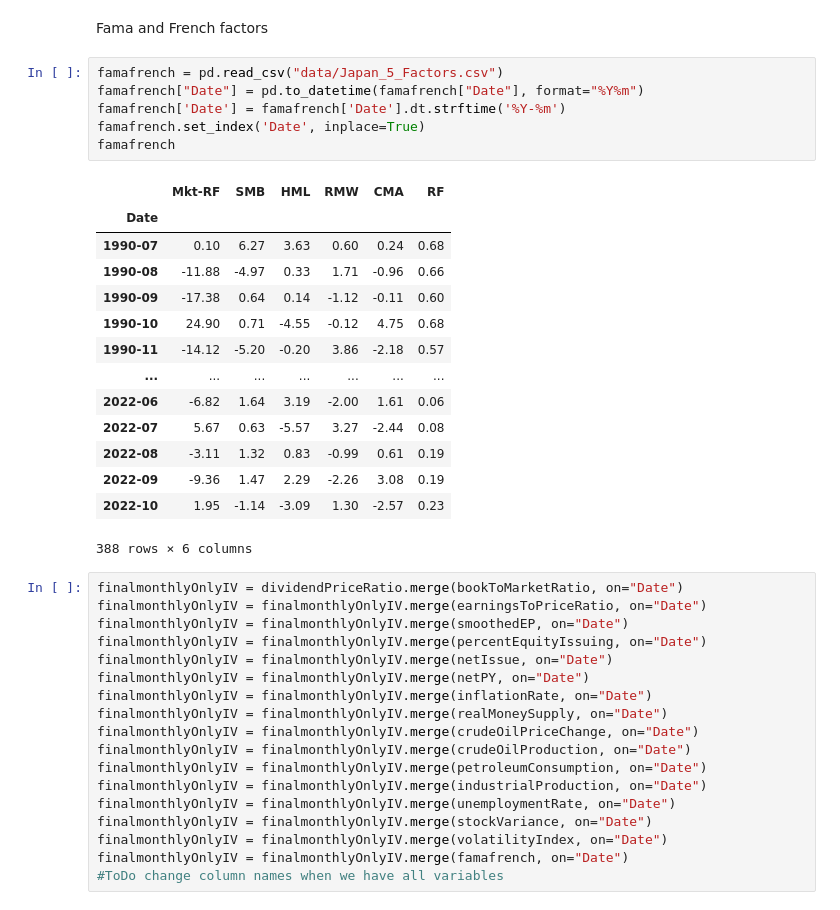
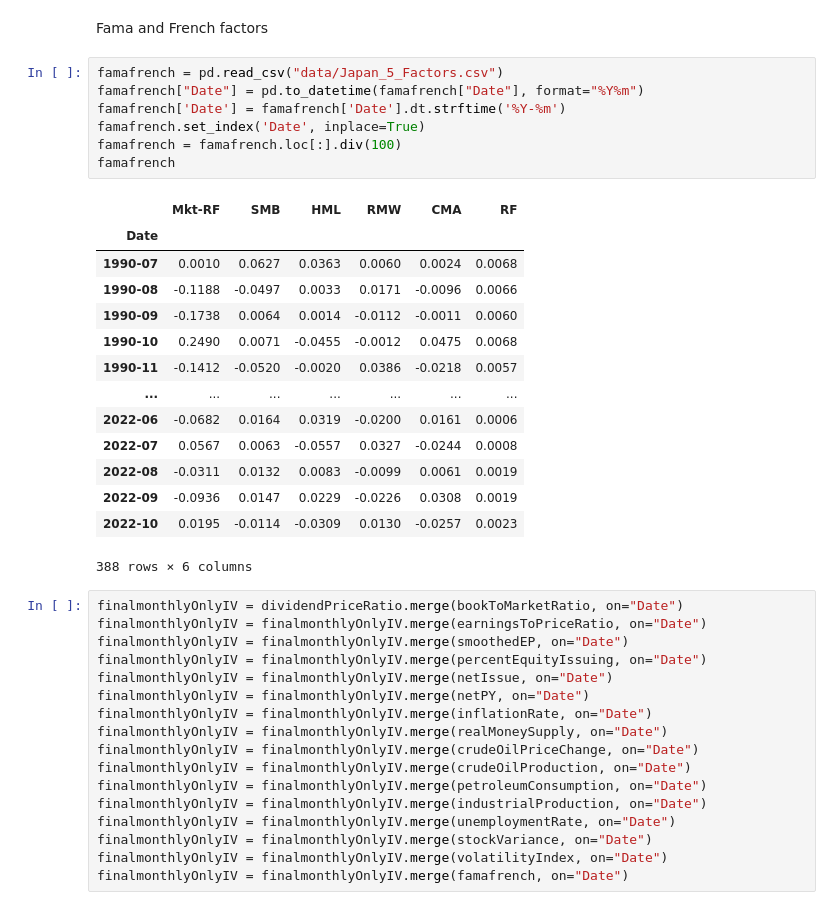
Before and after one commit to jessekeranen/seminar, a Jupyter notebook: jupyter.ipynb, the cells around one changed output. Drawn from its saved outputs; the diff is of its cells as text.

Commit message:
Col names

```diff
--- a/jupyter.ipynb
+++ b/jupyter.ipynb
@@ -360,23 +414,24 @@ Fama and French factors
 # %%
 famafrench = pd.read_csv("data/Japan_5_Factors.csv")
 famafrench["Date"] = pd.to_datetime(famafrench["Date"], format="%Y%m")
 famafrench['Date'] = famafrench['Date'].dt.strftime('%Y-%m')
 famafrench.set_index('Date', inplace=True)
+famafrench = famafrench.loc[:].div(100)
 famafrench
 # %% [output]
 |  | Mkt-RF | SMB | HML | RMW | CMA | RF |
 | Date |  |  |  |  |  |  |
-| 1990-07 | 0.10 | 6.27 | 3.63 | 0.60 | 0.24 | 0.68 |
-| 1990-08 | -11.88 | -4.97 | 0.33 | 1.71 | -0.96 | 0.66 |
-| 1990-09 | -17.38 | 0.64 | 0.14 | -1.12 | -0.11 | 0.60 |
-| 1990-10 | 24.90 | 0.71 | -4.55 | -0.12 | 4.75 | 0.68 |
-| 1990-11 | -14.12 | -5.20 | -0.20 | 3.86 | -2.18 | 0.57 |
+| 1990-07 | 0.0010 | 0.0627 | 0.0363 | 0.0060 | 0.0024 | 0.0068 |
+| 1990-08 | -0.1188 | -0.0497 | 0.0033 | 0.0171 | -0.0096 | 0.0066 |
+| 1990-09 | -0.1738 | 0.0064 | 0.0014 | -0.0112 | -0.0011 | 0.0060 |
+| 1990-10 | 0.2490 | 0.0071 | -0.0455 | -0.0012 | 0.0475 | 0.0068 |
+| 1990-11 | -0.1412 | -0.0520 | -0.0020 | 0.0386 | -0.0218 | 0.0057 |
 | ... | ... | ... | ... | ... | ... | ... |
-| 2022-06 | -6.82 | 1.64 | 3.19 | -2.00 | 1.61 | 0.06 |
-| 2022-07 | 5.67 | 0.63 | -5.57 | 3.27 | -2.44 | 0.08 |
-| 2022-08 | -3.11 | 1.32 | 0.83 | -0.99 | 0.61 | 0.19 |
-| 2022-09 | -9.36 | 1.47 | 2.29 | -2.26 | 3.08 | 0.19 |
-| 2022-10 | 1.95 | -1.14 | -3.09 | 1.30 | -2.57 | 0.23 |
+| 2022-06 | -0.0682 | 0.0164 | 0.0319 | -0.0200 | 0.0161 | 0.0006 |
+| 2022-07 | 0.0567 | 0.0063 | -0.0557 | 0.0327 | -0.0244 | 0.0008 |
+| 2022-08 | -0.0311 | 0.0132 | 0.0083 | -0.0099 | 0.0061 | 0.0019 |
+| 2022-09 | -0.0936 | 0.0147 | 0.0229 | -0.0226 | 0.0308 | 0.0019 |
+| 2022-10 | 0.0195 | -0.0114 | -0.0309 | 0.0130 | -0.0257 | 0.0023 |
 388 rows × 6 columns
 # %%
 finalmonthlyOnlyIV = dividendPriceRatio.merge(bookToMarketRatio, on="Date")
@@ -395,7 +450,6 @@ finalmonthlyOnlyIV = finalmonthlyOnlyIV.merge(unemploymentRate, on="Date")
 finalmonthlyOnlyIV = finalmonthlyOnlyIV.merge(stockVariance, on="Date")
 finalmonthlyOnlyIV = finalmonthlyOnlyIV.merge(volatilityIndex, on="Date")
 finalmonthlyOnlyIV = finalmonthlyOnlyIV.merge(famafrench, on="Date")
-#ToDo change column names when we have all variables
 # %%
 finalmonthlyOnlyIV
 # %% [output]
```
Also changed, not shown: parts of 14 cells of this notebook.
